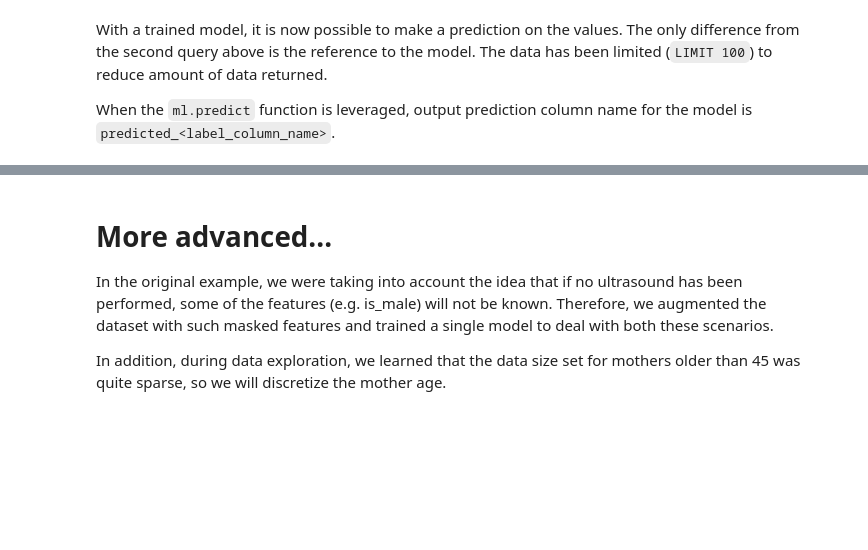
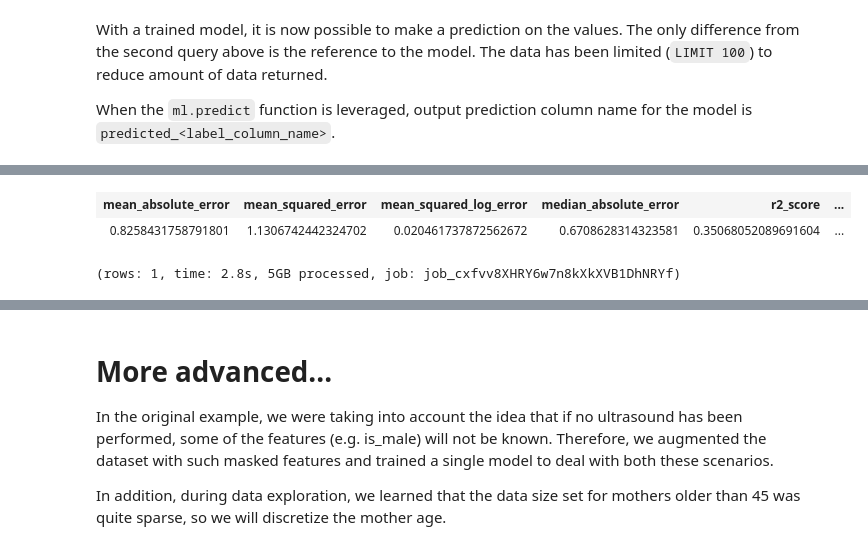
Before and after one commit to ingonader/gcp-ml-02-advanced-ml-with-tf-on-gcp, a Jupyter notebook: 01-end-to-end-ml-with-tf-on-gcp/labs/5_train_bqml.ipynb, the cells around one changed output, grey strips where cells are left out. Drawn from its saved outputs; the diff is of its cells as text; code cells hidden in the pictures; blank space fills up the shorter version.

```diff
--- a/01-end-to-end-ml-with-tf-on-gcp/labs/5_train_bqml.ipynb
+++ b/01-end-to-end-ml-with-tf-on-gcp/labs/5_train_bqml.ipynb
@@ -264,3 +264,30 @@ LIMIT 100
+# %%
+%%bq query
+select
+  *
+from
+  ml.EVALUATE(MODEL demo.babyweight_model_asis,
+              (
+                -- select features from test_data
+SELECT
+        weight_pounds,
+        CAST(is_male AS STRING) AS is_male,
+        mother_age,
+        CAST(plurality AS STRING) AS plurality,
+        gestation_weeks
+      FROM
+        publicdata.samples.natality
+      WHERE
+        year > 2000
+        AND gestation_weeks > 0
+        AND mother_age > 0
+        AND plurality > 0
+        AND weight_pounds > 0
+))
+# %% [output]
+| mean_absolute_error | mean_squared_error | mean_squared_log_error | median_absolute_error | r2_score | ... |
+| 0.8258431758791801 | 1.1306742442324702 | 0.020461737872562672 | 0.6708628314323581 | 0.35068052089691604 | ... |
+(rows: 1, time: 2.8s, 5GB processed, job: job_cxfvv8XHRY6w7n8kXkXVB1DhNRYf)
 # %%
 import google.datalab.bigquery as bq
 query = """
```
Also changed, not shown: parts of 9 cells of this notebook.
